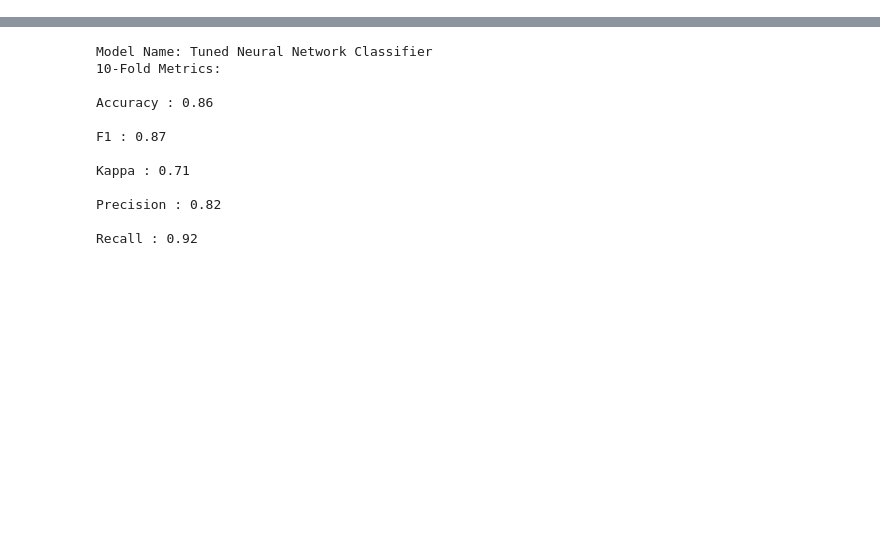
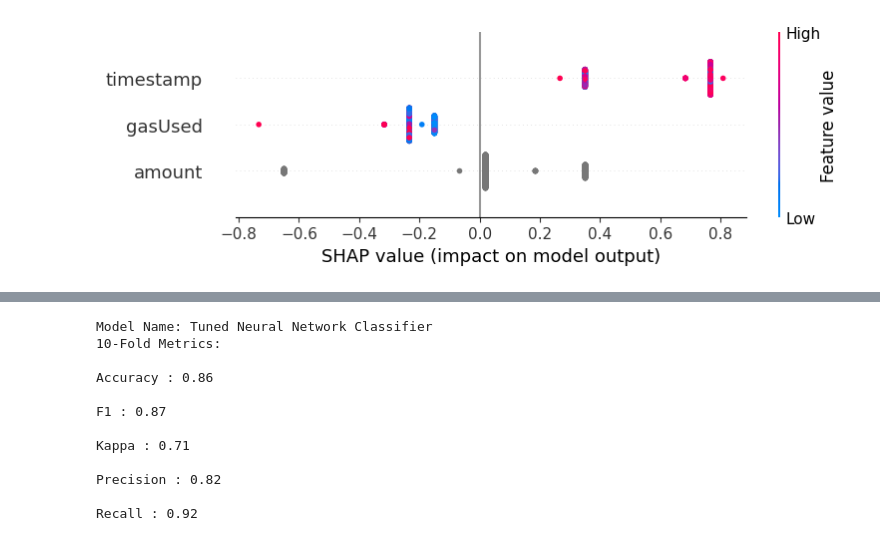
Before and after one commit to aanghs22/bt4012-group13, a Jupyter notebook: ModelTraining Transactions.ipynb, the cells around one changed output, grey strips where cells are left out. Cells and saved outputs as stored; diff of their text form; code cells hidden in the pictures; blank space fills up the shorter version.

```diff
--- a/ModelTraining Transactions.ipynb
+++ b/ModelTraining Transactions.ipynb
@@ -43,0 +108,3 @@ df = pd.read_csv(r"C:\Users\limng\Desktop\bt4012 github\bt4012-group13\data\proc
+# %%
+columns_to_drop = [6,7,9]
+df = transaction_mapping.drop(transaction_mapping.columns[columns_to_drop], axis=1)
@@ -52,4 +135,4 @@ positive_sample = df[df["flag"] == 1]
 negative_sample = df[df["flag"] == 0].sample(len(positive_sample), random_state = RANDOM_STATE)
 data = pd.concat([negative_sample, positive_sample], axis = 0)
 y = data["flag"]
-X = data.iloc[:,2:]
+X = data.iloc[:,3:-2]
@@ -200,0 +236,10 @@ Recall : 0.86
+# %%
+import shap
+import matplotlib.pyplot as plt
+
+feature_names = X.columns
+# Summary Plot for Feature Importance
+shap.summary_plot(shap_values, X_subset, feature_names=feature_names)
+plt.show()
+# %% [output]
+[figure, added]
```
Also changed, not shown: parts of 28 cells of this notebook, 1 other file.
